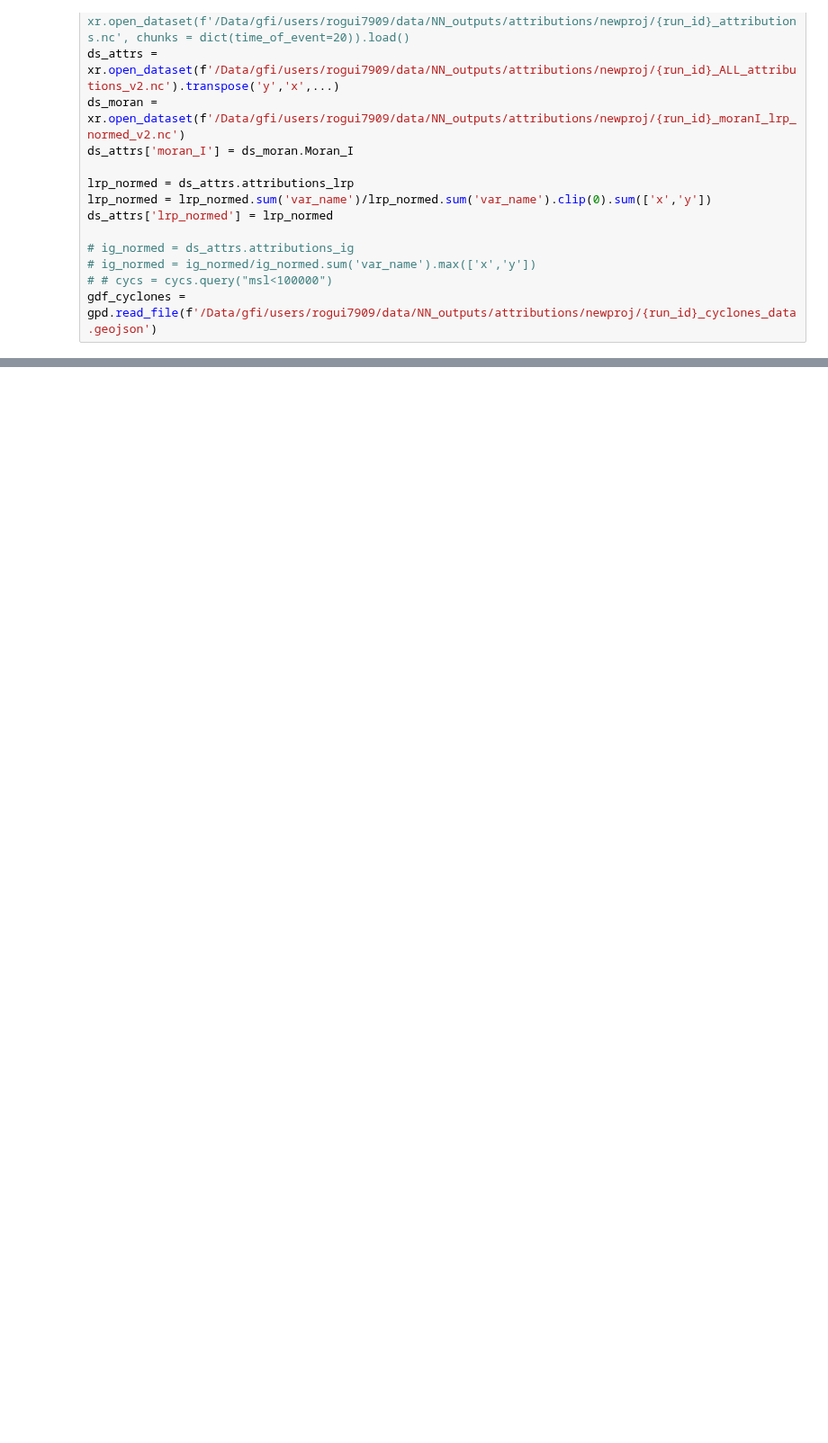
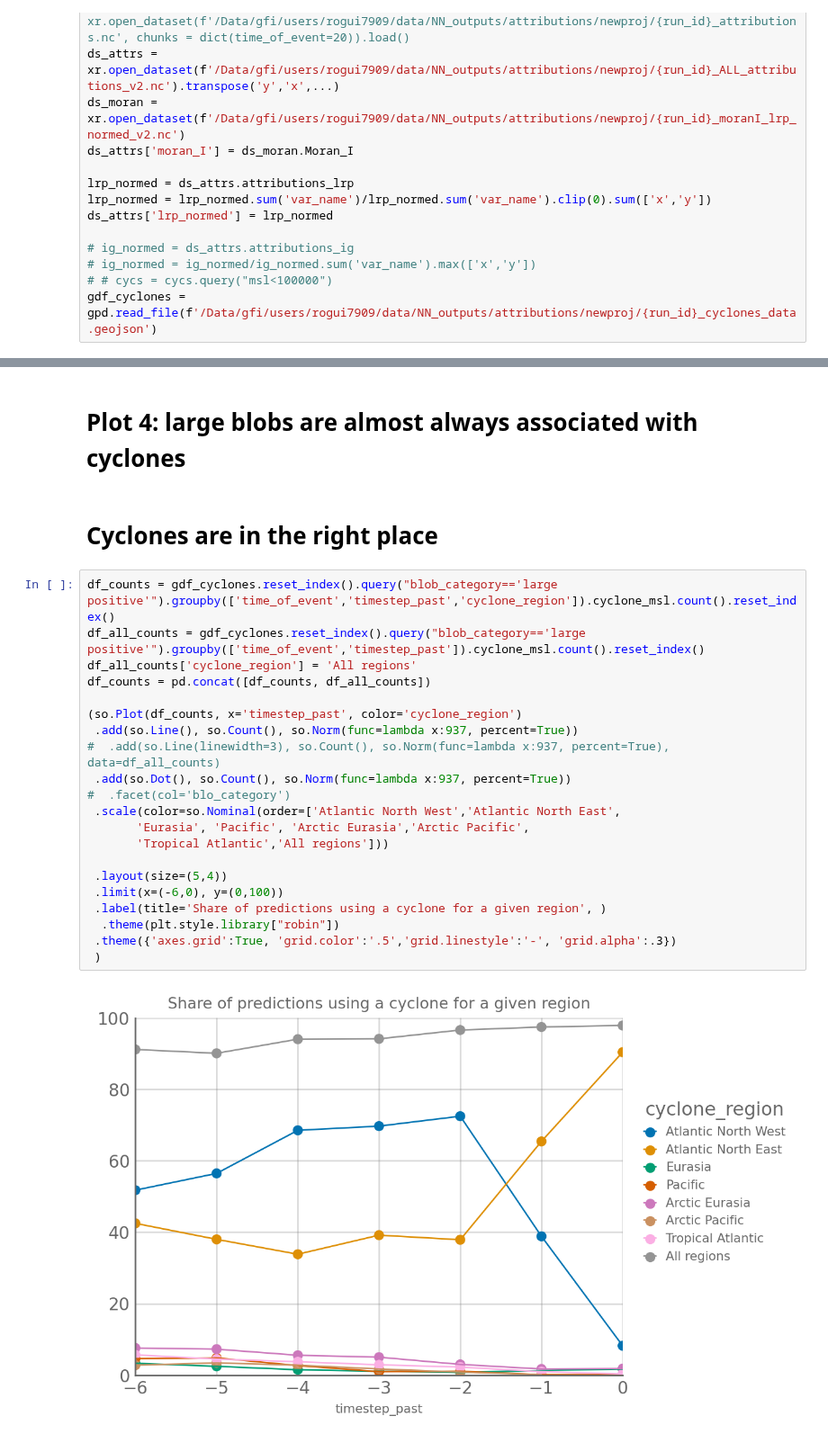
Before and after one commit to rguilcas/predict_rain_norway, a Jupyter notebook: diagnostics_newproj/paper/Plots.ipynb, the cells around one changed output, grey strips where cells are left out. Shown at 90% size. Cells and saved outputs as stored; diff of their text form; blank space fills up the shorter version.

```diff
--- a/diagnostics_newproj/paper/Plots.ipynb
+++ b/diagnostics_newproj/paper/Plots.ipynb
@@ -70,0 +95,27 @@ plt.tight_layout()
+# %% [markdown]
+# Plot 4: large blobs are almost always associated with cyclones
+# %% [markdown]
+# Cyclones are in the right place
+# %%
+df_counts = gdf_cyclones.reset_index().query("blob_category=='large positive'").groupby(['time_of_event','timestep_past','cyclone_region']).cyclone_msl.count().reset_index()
+df_all_counts = gdf_cyclones.reset_index().query("blob_category=='large positive'").groupby(['time_of_event','timestep_past']).cyclone_msl.count().reset_index()
+df_all_counts['cyclone_region'] = 'All regions'
+df_counts = pd.concat([df_counts, df_all_counts])
+
+(so.Plot(df_counts, x='timestep_past', color='cyclone_region')
+ .add(so.Line(), so.Count(), so.Norm(func=lambda x:937, percent=True))
+#  .add(so.Line(linewidth=3), so.Count(), so.Norm(func=lambda x:937, percent=True), data=df_all_counts)
+ .add(so.Dot(), so.Count(), so.Norm(func=lambda x:937, percent=True))
+#  .facet(col='blo_category')
+ .scale(color=so.Nominal(order=['Atlantic North West','Atlantic North East',
+       'Eurasia', 'Pacific', 'Arctic Eurasia','Arctic Pacific',
+       'Tropical Atlantic','All regions']))
+
+ .layout(size=(5,4))
+ .limit(x=(-6,0), y=(0,100))
+ .label(title='Share of predictions using a cyclone for a given region', )
+  .theme(plt.style.library["robin"])
+ .theme({'axes.grid':True, 'grid.color':'.5','grid.linestyle':'-', 'grid.alpha':.3})
+ )
+# %% [output]
+[figure, added]
```
Also changed, not shown: parts of 5 cells of this notebook, 1 other file.
